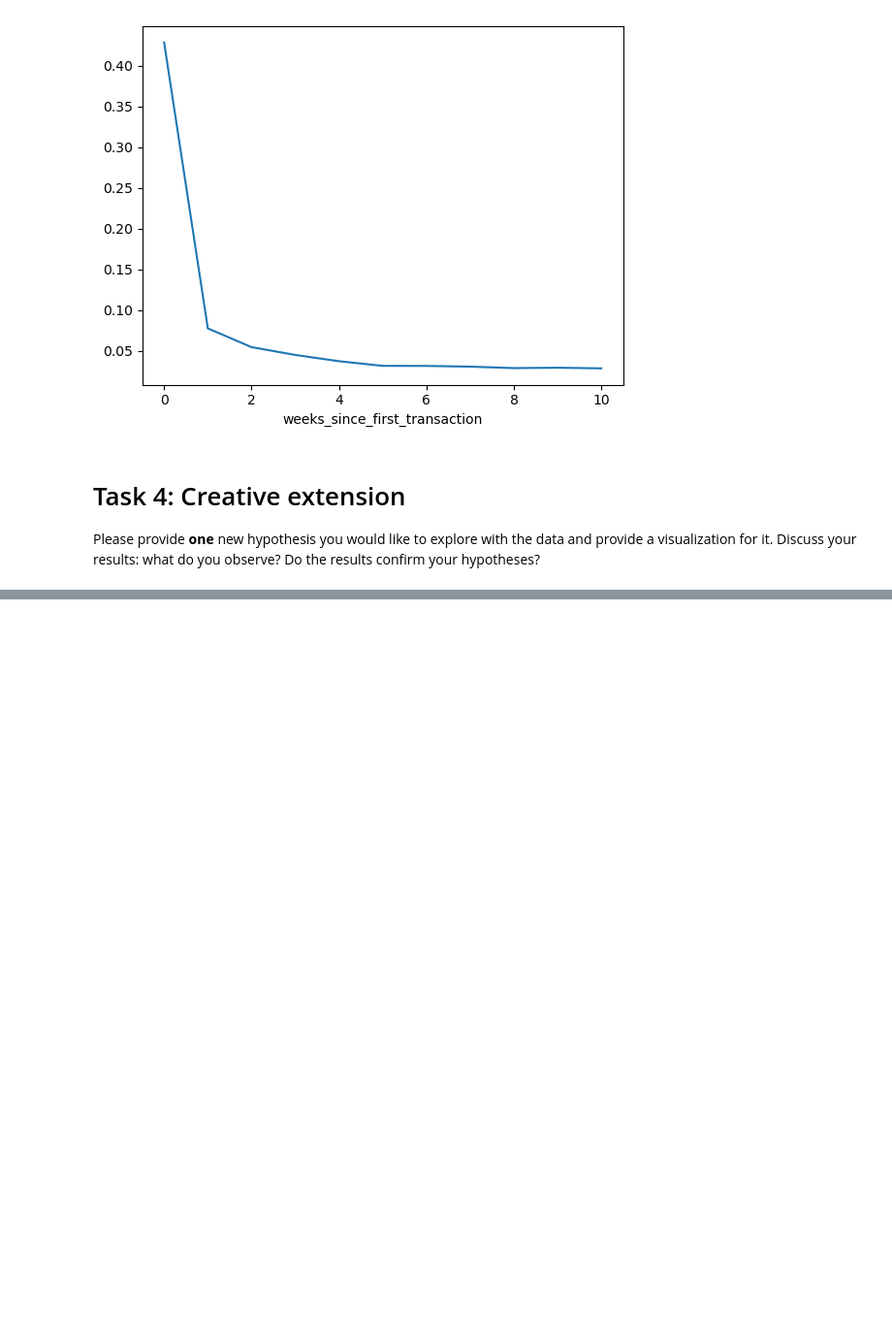
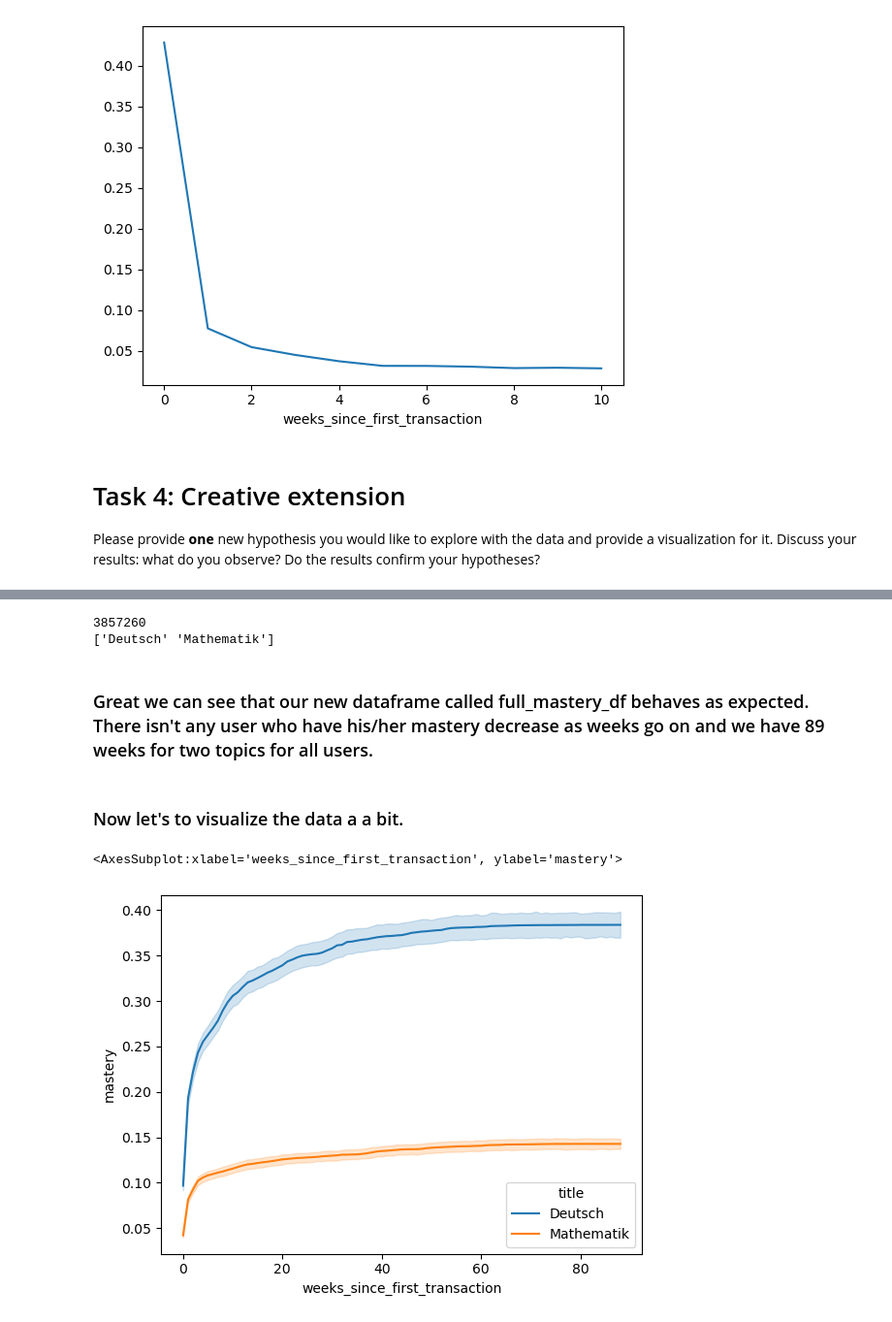
Before and after one commit to aybarsyazici/EPFL-CS421-MLBD, a Jupyter notebook: project/milestone-02/m2_lernnavi_sciper.ipynb, the cells around one changed output, grey strips where cells are left out. Shown at 97% size. Drawn from its saved outputs; the diff is of its cells as text; code cells hidden in the pictures; blank space fills up the shorter version.

Commit message:
finished data exploration

```diff
--- a/project/milestone-02/m2_lernnavi_sciper.ipynb
+++ b/project/milestone-02/m2_lernnavi_sciper.ipynb
@@ -1386,0 +1482,3 @@ print('hello')
+# %%
+# Create new dataframe from the list
+mastery_df = pd.DataFrame(rows, columns=['user_id', 'title', 'mastery', 'start_time'])
@@ -1386,0 +1557,4 @@ print('hello')
+# %%
+# Multiply mastery col by 10 as explained in the data metadata file
+mastery_df.mastery = mastery_df.mastery*10
+mastery_df
@@ -1386,0 +1589,3 @@ print('hello')
+# %%
+# Drop rows that have title as 'Orthografie'
+mastery_df = mastery_df[mastery_df.title != 'Orthografie']
@@ -1386,0 +1608,32 @@ print('hello')
+# %%
+# For each user we need to have 2*88 rows, where 2 is the number of titles and 88 is the number of weeks
+# Missing weeks should be filled with the mastery of the previous week
+
+# Create a list of user_id
+user_id_list = mastery_df.user_id.unique()
+# Create a list of weeks
+weeks = list(range(0,89))
+# Create a list of titles
+titles = mastery_df.title.unique()
+
+# Create a list of tuples
+user_week_title = []
+for user_id in user_id_list:
+    for week in weeks:
+        for title in titles:
+            user_week_title.append((user_id,week,title))
+
+# Create a dataframe from the list of tuples
+full_mastery_df = pd.DataFrame(user_week_title, columns=['user_id','weeks_since_first_transaction','title'])
+
+# Merge full_mastery_df with mastery_df
+full_mastery_df = full_mastery_df.merge(mastery_df, on=['user_id','weeks_since_first_transaction','title'], how='left')
+
+# For all weeks_since_first_transaction == 0, fill na values with 0
+#full_mastery_df.mastery = full_mastery_df[full_mastery_df.weeks_since_first_transaction == 0].mastery.fillna(0)
+full_mastery_df.mastery = full_mastery_df.groupby(['user_id','title']).mastery.apply(lambda x: x.fillna(method='bfill'))
+
+
+# Fill na values with the previous mastery
+full_mastery_df.mastery = full_mastery_df.groupby(['user_id','title']).mastery.apply(lambda x: x.fillna(method='ffill'))
+full_mastery_df
@@ -1386,0 +1690,16 @@ print('hello')
+# %%
+print(len(user_week_title))
+print(mastery_df.title.unique())
+# %% [output]
+3857260
+['Deutsch' 'Mathematik']
+# %% [markdown]
+### Great we can see that our new dataframe called full_mastery_df behaves as expected. There isn't any user who have his/her mastery decrease as weeks go on and we have 89 weeks for two topics for all users.
+# %% [markdown]
+### Now let's to visualize the data a a bit.
+# %%
+# Plot the average mastery for each title for each week
+sns.lineplot(x='weeks_since_first_transaction', y='mastery', hue='title', data=full_mastery_df)
+# %% [output]
+<AxesSubplot:xlabel='weeks_since_first_transaction', ylabel='mastery'>
+[figure, added]
```
Also changed, not shown: parts of 45 cells of this notebook.
